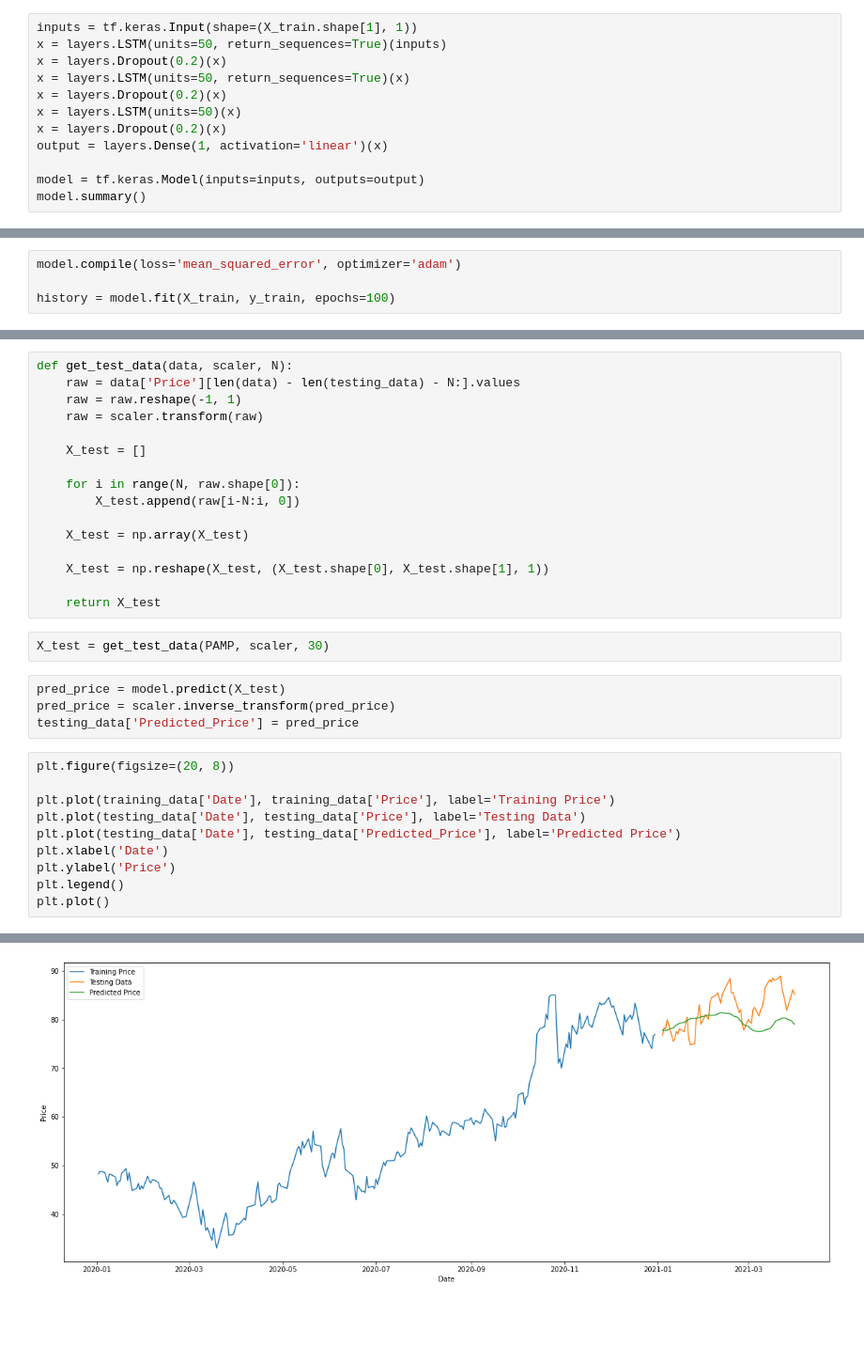
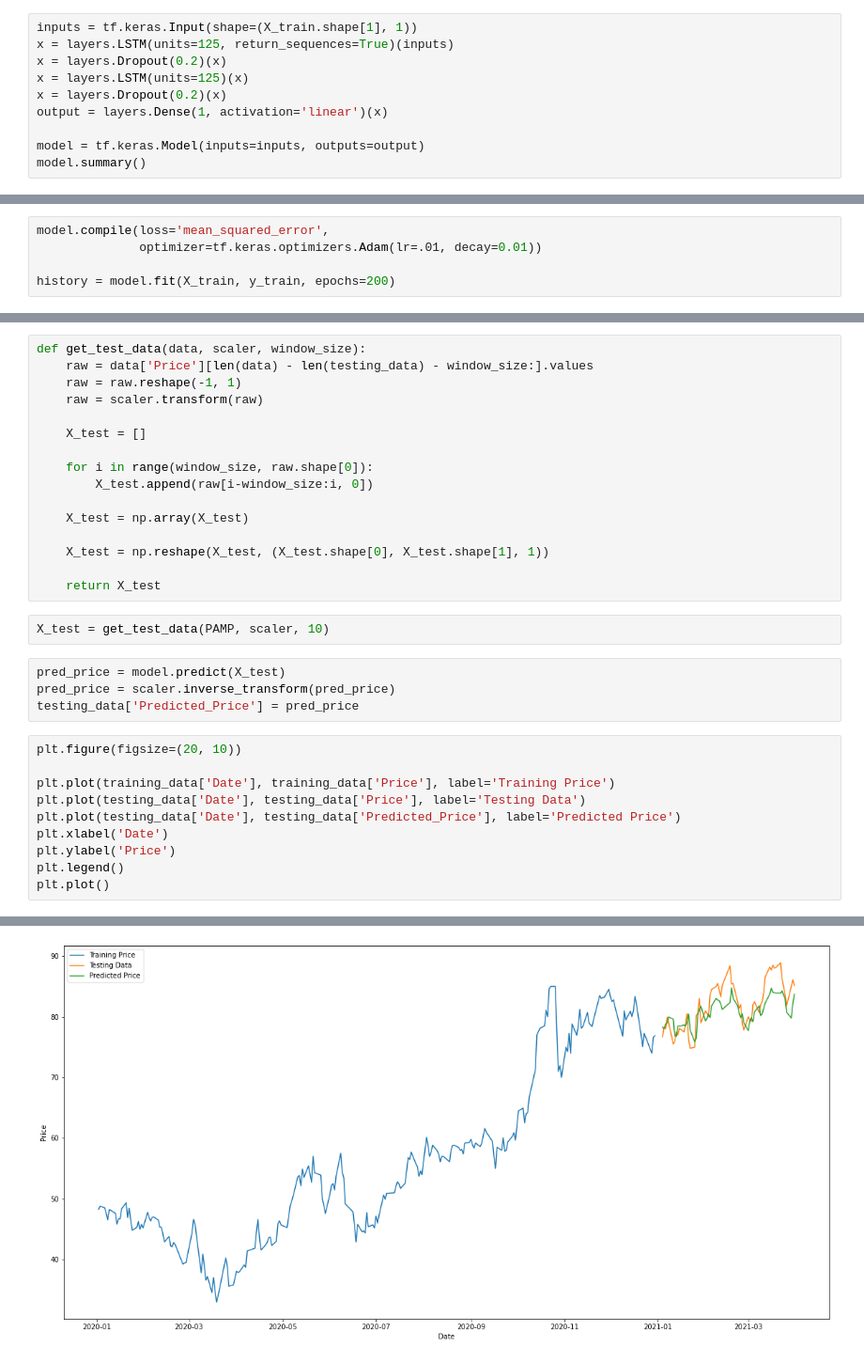
Before and after one commit to c-woo/Value-Investor, a Jupyter notebook: Untitled.ipynb, the cells around one changed output, grey strips where cells are left out. Shown: that part at 94% size. Saved outputs shown, nothing was run; the diff lists cells and outputs as text; blank space fills up the shorter version.

Commit message:
Finetune LSTM model

```diff
--- a/Untitled.ipynb
+++ b/Untitled.ipynb
@@ -143,10 +143,8 @@ X_train, y_train = get_train_data(scaled_train_data, 30)
 # %%
 inputs = tf.keras.Input(shape=(X_train.shape[1], 1))
-x = layers.LSTM(units=50, return_sequences=True)(inputs)
+x = layers.LSTM(units=125, return_sequences=True)(inputs)
 x = layers.Dropout(0.2)(x)
-x = layers.LSTM(units=50, return_sequences=True)(x)
-x = layers.Dropout(0.2)(x)
-x = layers.LSTM(units=50)(x)
+x = layers.LSTM(units=125)(x)
 x = layers.Dropout(0.2)(x)
 output = layers.Dense(1, activation='linear')(x)
 
@@ -171,7 +169,8 @@ Trainable params: 50,851
 Non-trainable params: 0
 _________________________________________________________________
 # %%
-model.compile(loss='mean_squared_error', optimizer='adam')
+model.compile(loss='mean_squared_error',
+              optimizer=tf.keras.optimizers.Adam(lr=.01, decay=0.01))
 
-history = model.fit(X_train, y_train, epochs=100)
+history = model.fit(X_train, y_train, epochs=200)
 # %% [output]
@@ -201,13 +201,13 @@ plt.plot(history.history['loss'], label='training loss')
 # %%
-def get_test_data(data, scaler, N):
-    raw = data['Price'][len(data) - len(testing_data) - N:].values
+def get_test_data(data, scaler, window_size):
+    raw = data['Price'][len(data) - len(testing_data) - window_size:].values
     raw = raw.reshape(-1, 1)
     raw = scaler.transform(raw)
 
     X_test = []
 
-    for i in range(N, raw.shape[0]):
-        X_test.append(raw[i-N:i, 0])
+    for i in range(window_size, raw.shape[0]):
+        X_test.append(raw[i-window_size:i, 0])
 
     X_test = np.array(X_test)
 
@@ -215,21 +215,21 @@ def get_test_data(data, scaler, N):
 
     return X_test
 # %%
-X_test = get_test_data(PAMP, scaler, 30)
+X_test = get_test_data(PAMP, scaler, 10)
 # %%
 pred_price = model.predict(X_test)
 pred_price = scaler.inverse_transform(pred_price)
 testing_data['Predicted_Price'] = pred_price
 # %%
-plt.figure(figsize=(20, 8))
+plt.figure(figsize=(20, 10))
 
 plt.plot(training_data['Date'], training_data['Price'], label='Training Price')
 plt.plot(testing_data['Date'], testing_data['Price'], label='Testing Data')
 plt.plot(testing_data['Date'], testing_data['Predicted_Price'], label='Predicted Price')
 plt.xlabel('Date')
 plt.ylabel('Price')
 plt.legend()
 plt.plot()
 # %% [output]
 []
-[figure, old version]
+[figure, new version]
```
Also changed, not shown: parts of 5 cells of this notebook.
